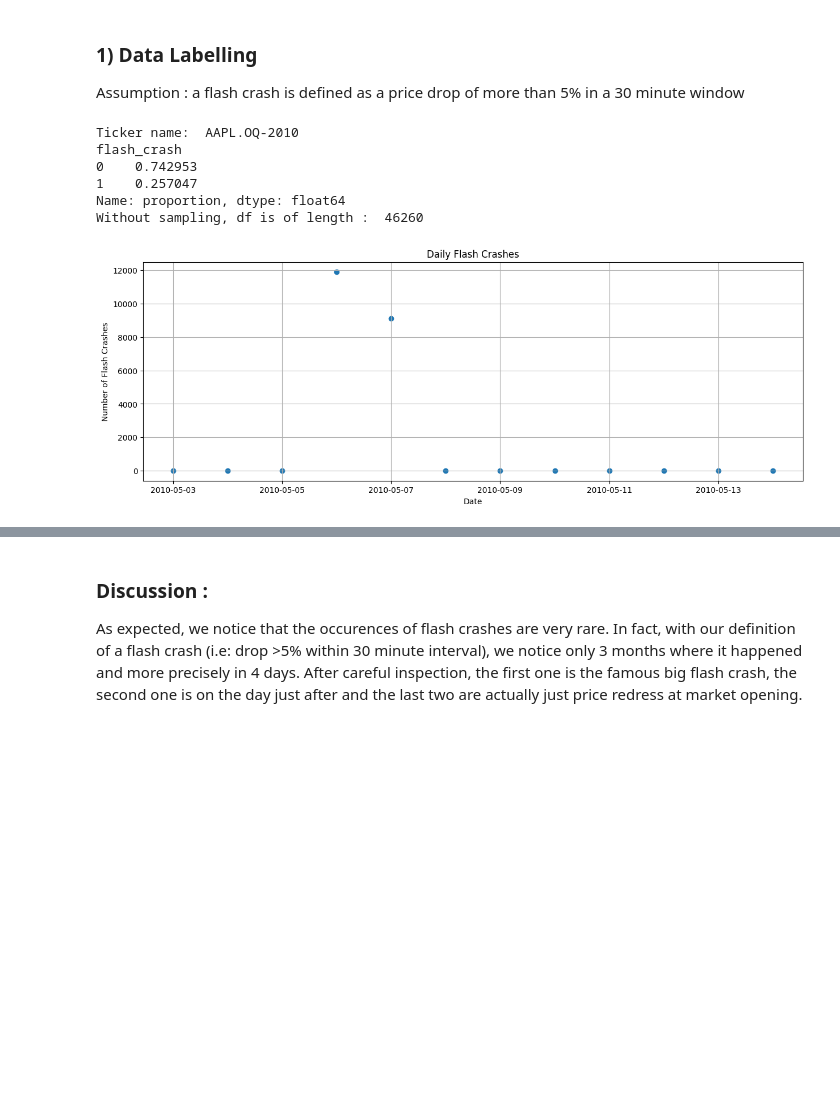
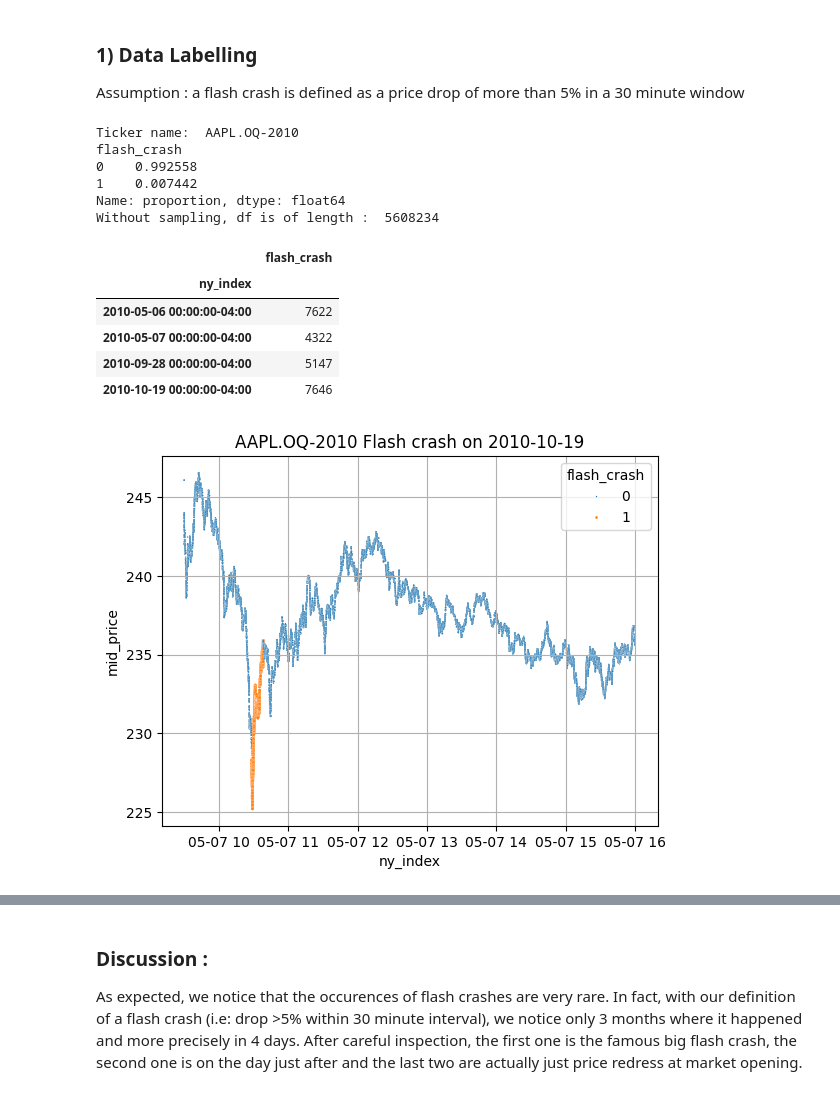
Before and after one commit to yassinech2/Flash_crash, a Jupyter notebook: 5_Crash_Detection.ipynb, the cells around one changed output, grey strips where cells are left out. Cells and saved outputs as stored; diff of their text form; code cells hidden in the pictures; blank space fills up the shorter version.

```diff
--- a/5_Crash_Detection.ipynb
+++ b/5_Crash_Detection.ipynb
@@ -39,12 +39,11 @@ file_name = os.listdir(file_dir)[0]
 df = vaex.open(os.path.join(file_dir,file_name))
 
 # Data cleaning
-df = df[ (df.index>= '2010-05-06') & (df.index<= '2010-05-07') ]
+df = df[ (df.index>= '2010-01-01') & (df.index<= '2010-12-31') ]
 
 df = df.dropnan(column_names=["trade_price"])
 df = df.to_pandas_df()
 df.loc[:, ['bid-price', 'bid-volume','ask-price','ask-volume', ]] = df[['bid-price','bid-volume','ask-price','ask-volume']].ffill().fillna(method='bfill')
-
 df["mid_price"] = (df["bid-price"] + df["ask-price"])/2
 ny_index = pd.DatetimeIndex(df['index'])
 ny_index = ny_index.tz_localize('UTC').tz_convert('America/New_York')
@@ -79,19 +78,35 @@ df_original = df.copy()
 # %% [output]
 Ticker name:  AAPL.OQ-2010
 flash_crash
-0    0.742953
-1    0.257047
+0    0.992558
+1    0.007442
 Name: proportion, dtype: float64
-Without sampling, df is of length :  46260
+Without sampling, df is of length :  5608234
 # %%
 df_daily_crash = df.resample('1D').agg({'flash_crash': 'sum'})
-df_daily_crash['date'] = df_daily_crash.index.date
-plt.figure(figsize=(15, 5))
-plt.scatter(df_daily_crash['date'], df_daily_crash['flash_crash'])
-plt.title('Daily Flash Crashes')
-plt.xlabel('Date')
-plt.ylabel('Number of Flash Crashes')
-plt.grid()
-plt.show()
+df_daily_crash[df_daily_crash['flash_crash'] > 0]
+
+# df_daily_crash['date'] = df_daily_crash.index.date
+
+# plt.figure(figsize=(15, 5))
+# plt.scatter(df_daily_crash['date'], df_daily_crash['flash_crash'])
+# plt.title('Daily Flash Crashes')
+# plt.xlabel('Date')
+# plt.ylabel('Number of Flash Crashes')
+# plt.grid()
+# plt.show()
 # %% [output]
-[figure, removed]
+|  | flash_crash |
+| ny_index |  |
+| 2010-05-06 00:00:00-04:00 | 7622 |
+| 2010-05-07 00:00:00-04:00 | 4322 |
+| 2010-09-28 00:00:00-04:00 | 5147 |
+| 2010-10-19 00:00:00-04:00 | 7646 |
+# %%
+import seaborn as sns
+df_crash1 = df[(df.index >= '2010-05-07')&(df.index <= '2010-05-08')]
+sns.scatterplot(data=df_crash1, x=df_crash1.index, y='mid_price', hue='flash_crash',size='flash_crash',sizes=(4, 1))
+plt.title(ticker_name+ " Flash crash on 2010-10-19")
+plt.grid()
+# %% [output]
+[figure, added]
```
Also changed, not shown: parts of 12 cells of this notebook.
